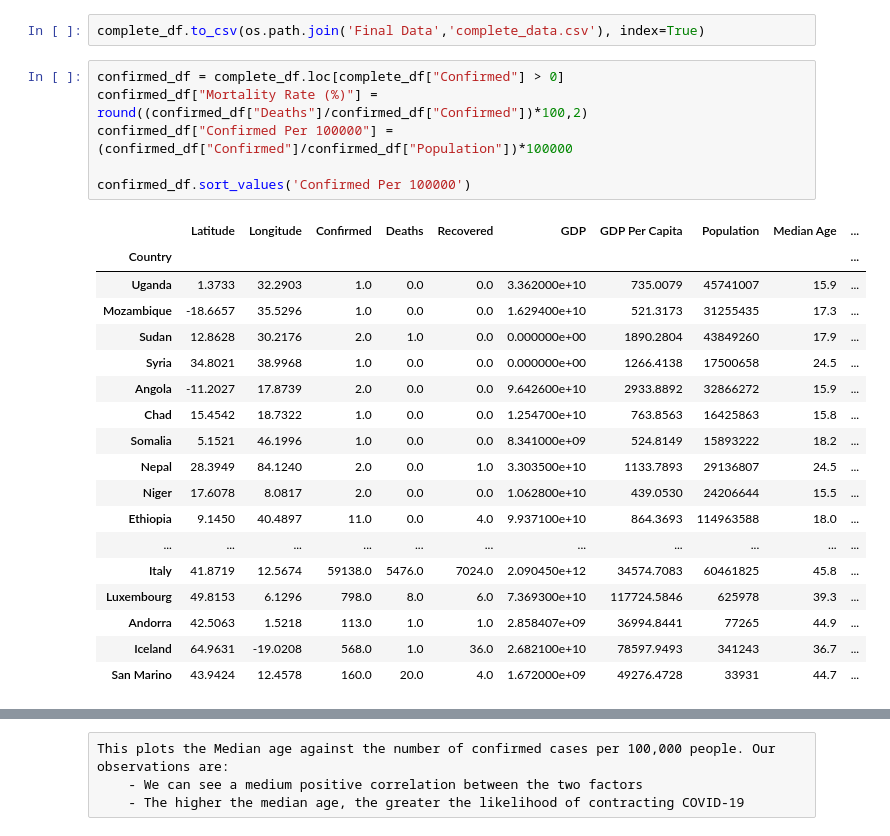
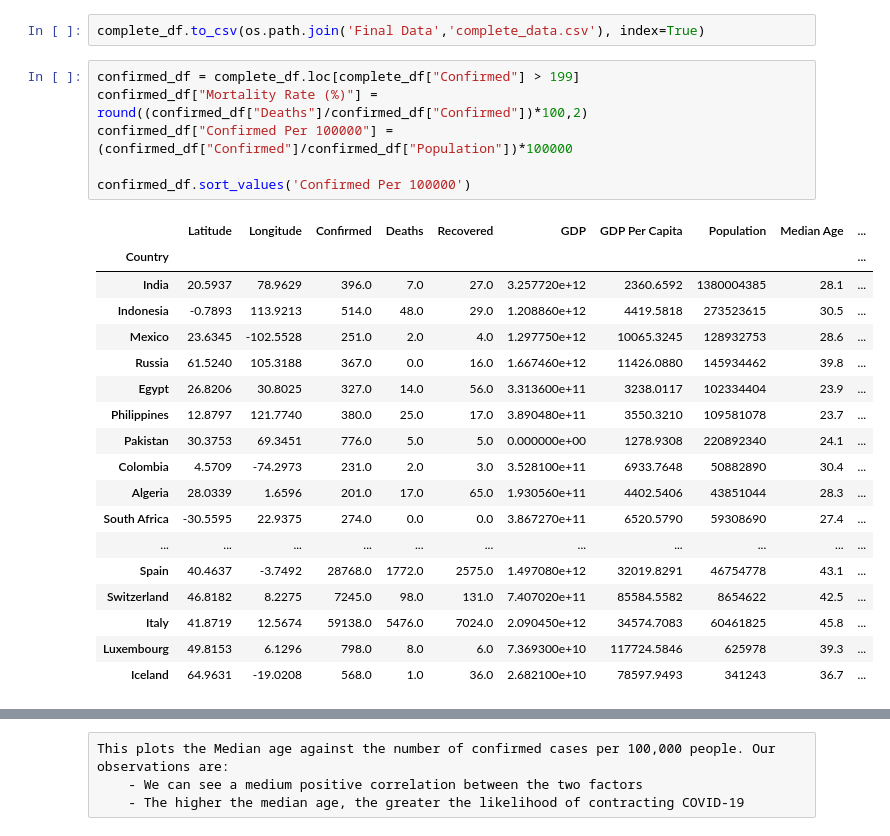
Before and after one commit to shozi91/PredictingCOVID, a Jupyter notebook: merged_data.ipynb, the cells around one changed output, grey strips where cells are left out. Drawn from its saved outputs; the diff is of its cells as text.

```diff
--- a/merged_data.ipynb
+++ b/merged_data.ipynb
@@ -206,30 +210,30 @@ complete_df = complete_df[(complete_df.T != 0).any()]
 # %%
 complete_df.to_csv(os.path.join('Final Data','complete_data.csv'), index=True)
 # %%
-confirmed_df = complete_df.loc[complete_df["Confirmed"] > 0]
+confirmed_df = complete_df.loc[complete_df["Confirmed"] > 199]
 confirmed_df["Mortality Rate (%)"] = round((confirmed_df["Deaths"]/confirmed_df["Confirmed"])*100,2)
 confirmed_df["Confirmed Per 100000"] = (confirmed_df["Confirmed"]/confirmed_df["Population"])*100000
 
 confirmed_df.sort_values('Confirmed Per 100000')
 # %% [output]
 |  | Latitude | Longitude | Confirmed | Deaths | Recovered | GDP | GDP Per Capita | Population | Median Age | ... |
 | Country |  |  |  |  |  |  |  |  |  | ... |
-| Uganda | 1.3733 | 32.2903 | 1.0 | 0.0 | 0.0 | 3.362000e+10 | 735.0079 | 45741007 | 15.9 | ... |
-| Mozambique | -18.6657 | 35.5296 | 1.0 | 0.0 | 0.0 | 1.629400e+10 | 521.3173 | 31255435 | 17.3 | ... |
-| Sudan | 12.8628 | 30.2176 | 2.0 | 1.0 | 0.0 | 0.000000e+00 | 1890.2804 | 43849260 | 17.9 | ... |
-| Syria | 34.8021 | 38.9968 | 1.0 | 0.0 | 0.0 | 0.000000e+00 | 1266.4138 | 17500658 | 24.5 | ... |
-| Angola | -11.2027 | 17.8739 | 2.0 | 0.0 | 0.0 | 9.642600e+10 | 2933.8892 | 32866272 | 15.9 | ... |
-| Chad | 15.4542 | 18.7322 | 1.0 | 0.0 | 0.0 | 1.254700e+10 | 763.8563 | 16425863 | 15.8 | ... |
-| Somalia | 5.1521 | 46.1996 | 1.0 | 0.0 | 0.0 | 8.341000e+09 | 524.8149 | 15893222 | 18.2 | ... |
-| Nepal | 28.3949 | 84.1240 | 2.0 | 0.0 | 1.0 | 3.303500e+10 | 1133.7893 | 29136807 | 24.5 | ... |
-| Niger | 17.6078 | 8.0817 | 2.0 | 0.0 | 0.0 | 1.062800e+10 | 439.0530 | 24206644 | 15.5 | ... |
-| Ethiopia | 9.1450 | 40.4897 | 11.0 | 0.0 | 4.0 | 9.937100e+10 | 864.3693 | 114963588 | 18.0 | ... |
+| India | 20.5937 | 78.9629 | 396.0 | 7.0 | 27.0 | 3.257720e+12 | 2360.6592 | 1380004385 | 28.1 | ... |
+| Indonesia | -0.7893 | 113.9213 | 514.0 | 48.0 | 29.0 | 1.208860e+12 | 4419.5818 | 273523615 | 30.5 | ... |
+| Mexico | 23.6345 | -102.5528 | 251.0 | 2.0 | 4.0 | 1.297750e+12 | 10065.3245 | 128932753 | 28.6 | ... |
+| Russia | 61.5240 | 105.3188 | 367.0 | 0.0 | 16.0 | 1.667460e+12 | 11426.0880 | 145934462 | 39.8 | ... |
+| Egypt | 26.8206 | 30.8025 | 327.0 | 14.0 | 56.0 | 3.313600e+11 | 3238.0117 | 102334404 | 23.9 | ... |
+| Philippines | 12.8797 | 121.7740 | 380.0 | 25.0 | 17.0 | 3.890480e+11 | 3550.3210 | 109581078 | 23.7 | ... |
+| Pakistan | 30.3753 | 69.3451 | 776.0 | 5.0 | 5.0 | 0.000000e+00 | 1278.9308 | 220892340 | 24.1 | ... |
+| Colombia | 4.5709 | -74.2973 | 231.0 | 2.0 | 3.0 | 3.528100e+11 | 6933.7648 | 50882890 | 30.4 | ... |
+| Algeria | 28.0339 | 1.6596 | 201.0 | 17.0 | 65.0 | 1.930560e+11 | 4402.5406 | 43851044 | 28.3 | ... |
+| South Africa | -30.5595 | 22.9375 | 274.0 | 0.0 | 0.0 | 3.867270e+11 | 6520.5790 | 59308690 | 27.4 | ... |
 | ... | ... | ... | ... | ... | ... | ... | ... | ... | ... | ... |
+| Spain | 40.4637 | -3.7492 | 28768.0 | 1772.0 | 2575.0 | 1.497080e+12 | 32019.8291 | 46754778 | 43.1 | ... |
+| Switzerland | 46.8182 | 8.2275 | 7245.0 | 98.0 | 131.0 | 7.407020e+11 | 85584.5582 | 8654622 | 42.5 | ... |
 | Italy | 41.8719 | 12.5674 | 59138.0 | 5476.0 | 7024.0 | 2.090450e+12 | 34574.7083 | 60461825 | 45.8 | ... |
 | Luxembourg | 49.8153 | 6.1296 | 798.0 | 8.0 | 6.0 | 7.369300e+10 | 117724.5846 | 625978 | 39.3 | ... |
-| Andorra | 42.5063 | 1.5218 | 113.0 | 1.0 | 1.0 | 2.858407e+09 | 36994.8441 | 77265 | 44.9 | ... |
 | Iceland | 64.9631 | -19.0208 | 568.0 | 1.0 | 36.0 | 2.682100e+10 | 78597.9493 | 341243 | 36.7 | ... |
-| San Marino | 43.9424 | 12.4578 | 160.0 | 20.0 | 4.0 | 1.672000e+09 | 49276.4728 | 33931 | 44.7 | ... |
 # %%
 plt.figure(figsize=(12,8))
 
```
Also changed, not shown: parts of 7 cells of this notebook, 5 other files.
